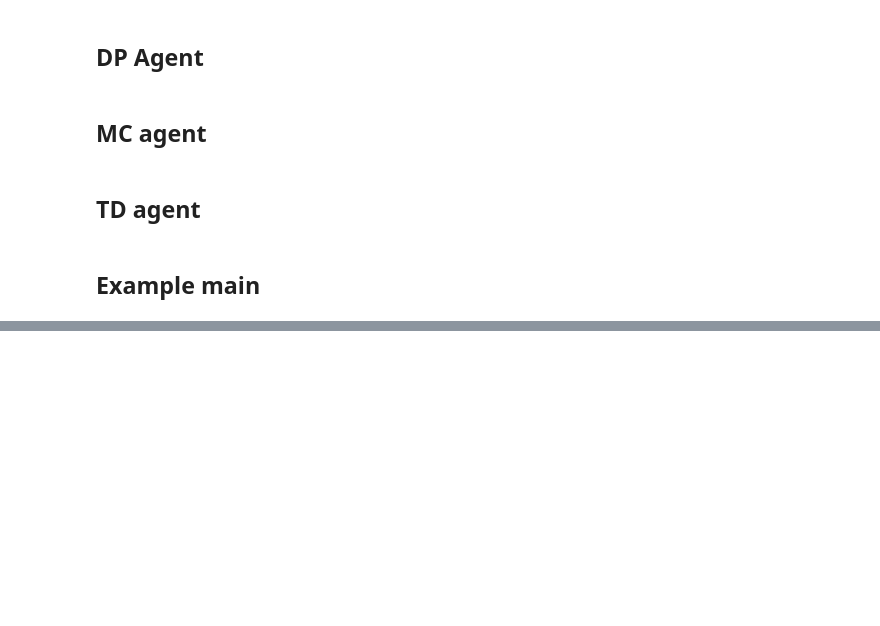
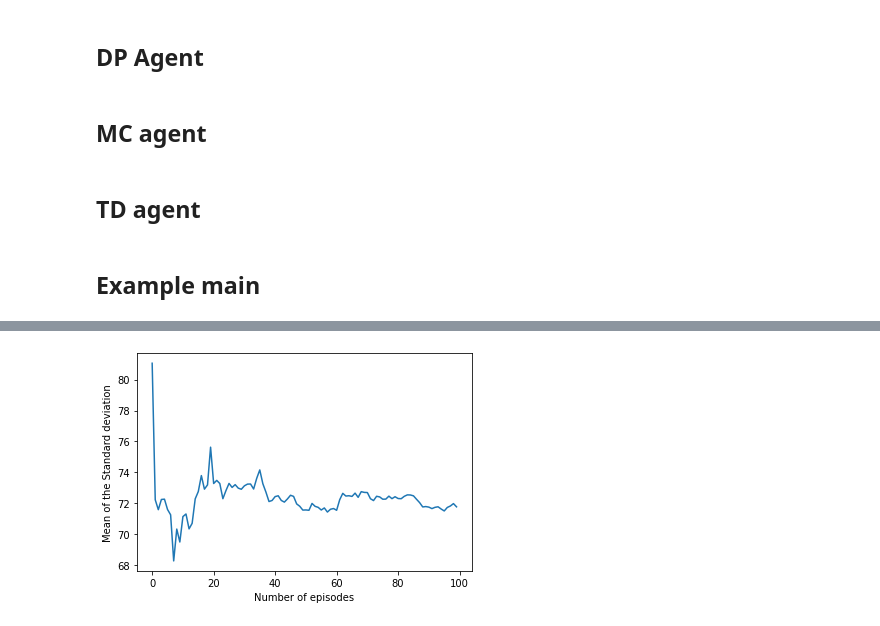
Before and after one commit to VV-A-VV/RL_CW, a Jupyter notebook: CW1.ipynb, the cells around one changed output, grey strips where cells are left out. Cells and saved outputs as stored; diff of their text form; code cells hidden in the pictures; blank space fills up the shorter version.

```diff
--- a/CW1.ipynb
+++ b/CW1.ipynb
@@ -638,0 +732,21 @@ Results of the TD agent:
+# %%
+replications = []
+for i in range(100):
+    mc_agent = MC_agent()
+    mc_policy, mc_values, total_rewards20 = mc_agent.solve(maze)
+    replications.append(total_rewards20)
+# %%
+replications = np.array(replications)
+#print(replication)
+mean = np.array([np.mean(replications[:i+1], axis=1).mean() for i in range(replications.shape[0])])
+
+res = np.array([np.std(replications[:i+1], axis=1).mean() for i in range(replications.shape[0])])
+#plot the graph with coordinate x and y
+# plt.plot(mean)
+plt.plot(res)
+# plt.plot(mean - res)
+plt.xlabel('Number of episodes')
+plt.ylabel('Mean of the Standard deviation')
+plt.savefig('Q2_3.jpg', dpi=300, bbox_inches='tight')
+# %% [output]
+[figure, added]
```
Also changed, not shown: parts of 22 cells of this notebook, 34 other files.
